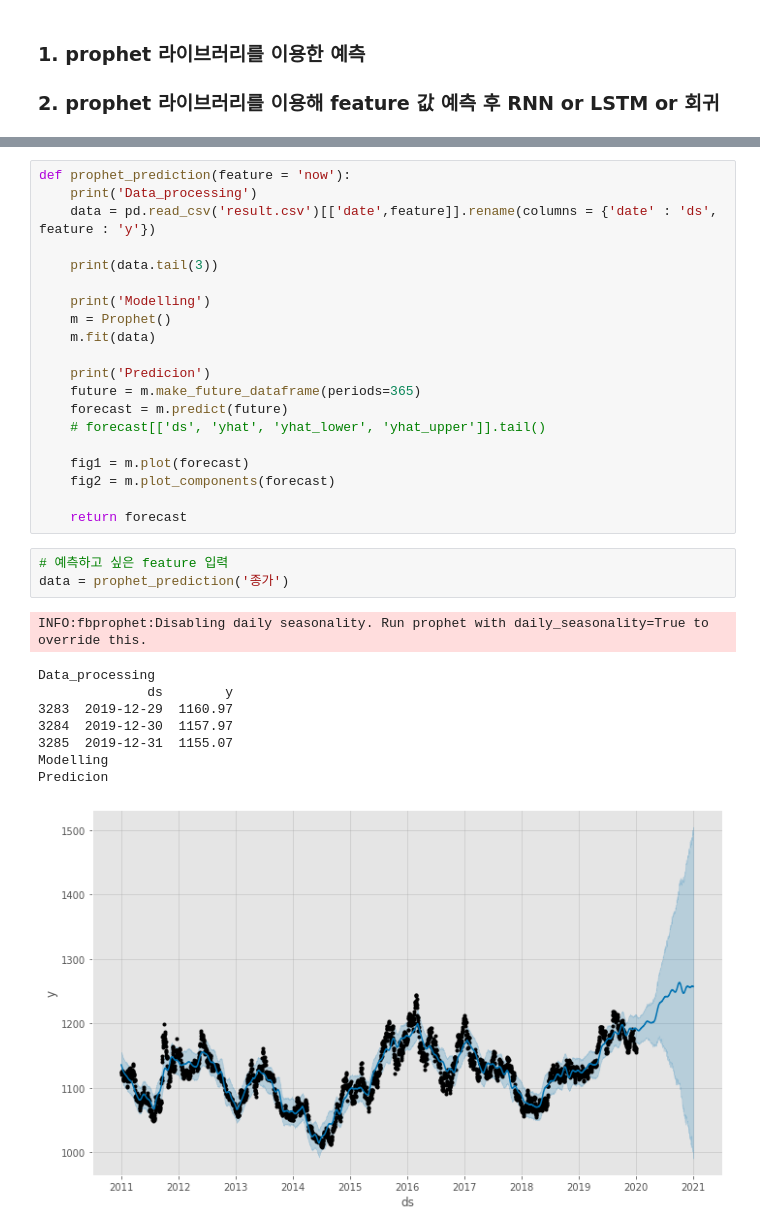
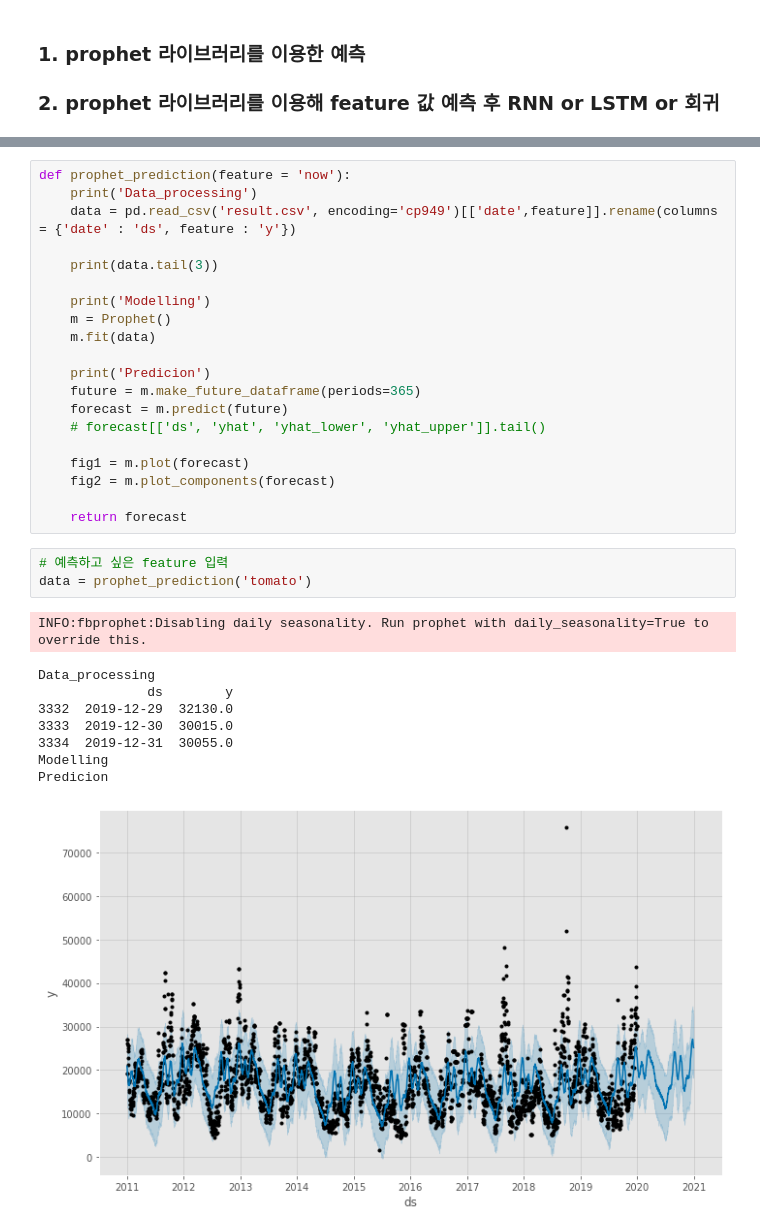
Before and after one commit to sunnight9507/BitAcademy, a Jupyter notebook: 17주차/Prediction.ipynb, the cells around one changed output, grey strips where cells are left out. Saved outputs shown, nothing was run; the diff lists cells and outputs as text.

```diff
--- a/17주차/Prediction.ipynb
+++ b/17주차/Prediction.ipynb
@@ -28,7 +34,7 @@ plt.style.use('ggplot')
 # %%
 def prophet_prediction(feature = 'now'):
     print('Data_processing')
-    data = pd.read_csv('result.csv')[['date',feature]].rename(columns = {'date' : 'ds', feature : 'y'})
+    data = pd.read_csv('result.csv', encoding='cp949')[['date',feature]].rename(columns = {'date' : 'ds', feature : 'y'})
 
     print(data.tail(3))
 
@@ -47,14 +53,14 @@ def prophet_prediction(feature = 'now'):
     return forecast
 # %%
 # 예측하고 싶은 feature 입력
-data = prophet_prediction('종가')
+data = prophet_prediction('tomato')
 # %% [output]
 INFO:fbprophet:Disabling daily seasonality. Run prophet with daily_seasonality=True to override this.
 Data_processing
               ds        y
-3283  2019-12-29  1160.97
-3284  2019-12-30  1157.97
-3285  2019-12-31  1155.07
+3332  2019-12-29  32130.0
+3333  2019-12-30  30015.0
+3334  2019-12-31  30055.0
 Modelling
 Predicion
-[figure, old version]
+[figure, new version]
```
Also changed, not shown: parts of 3 cells of this notebook, 1 other file.
